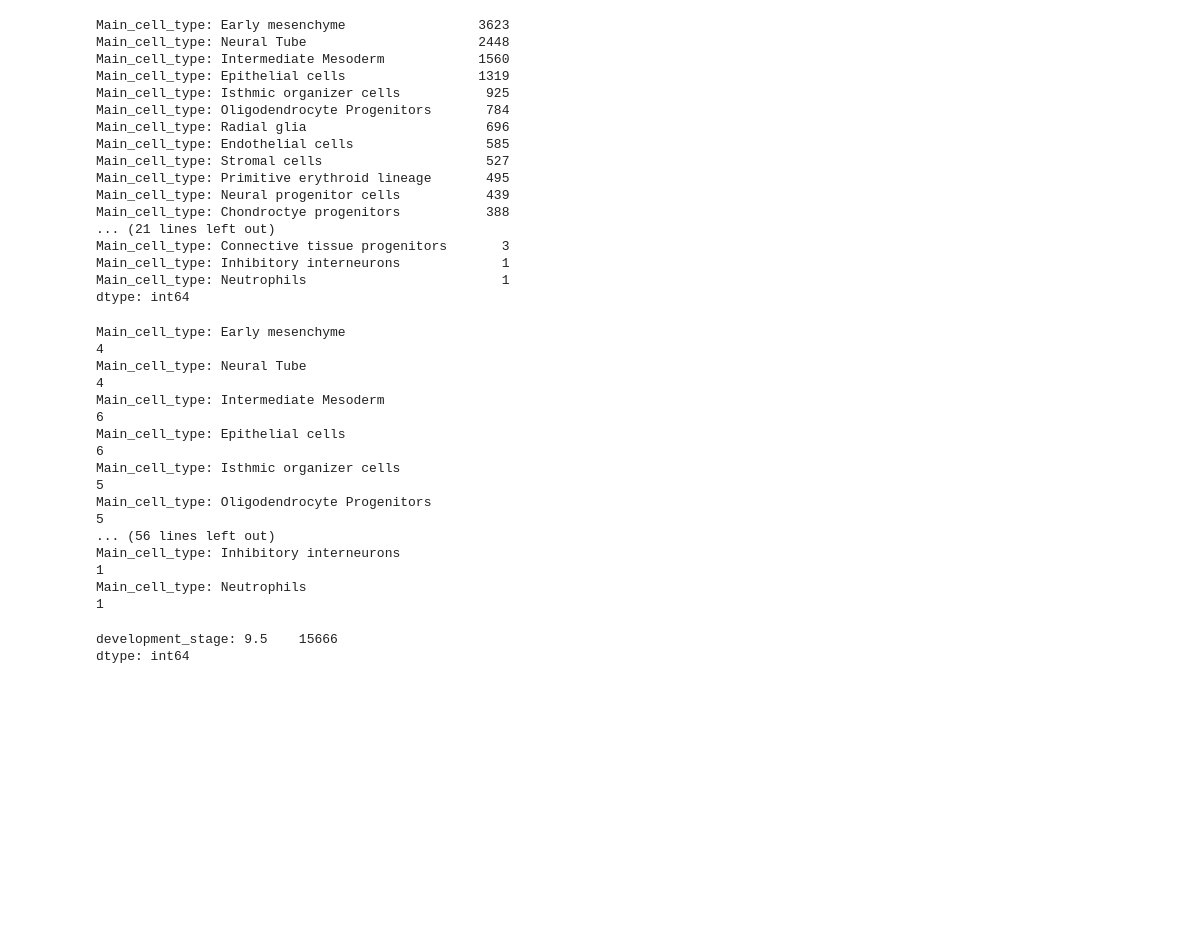
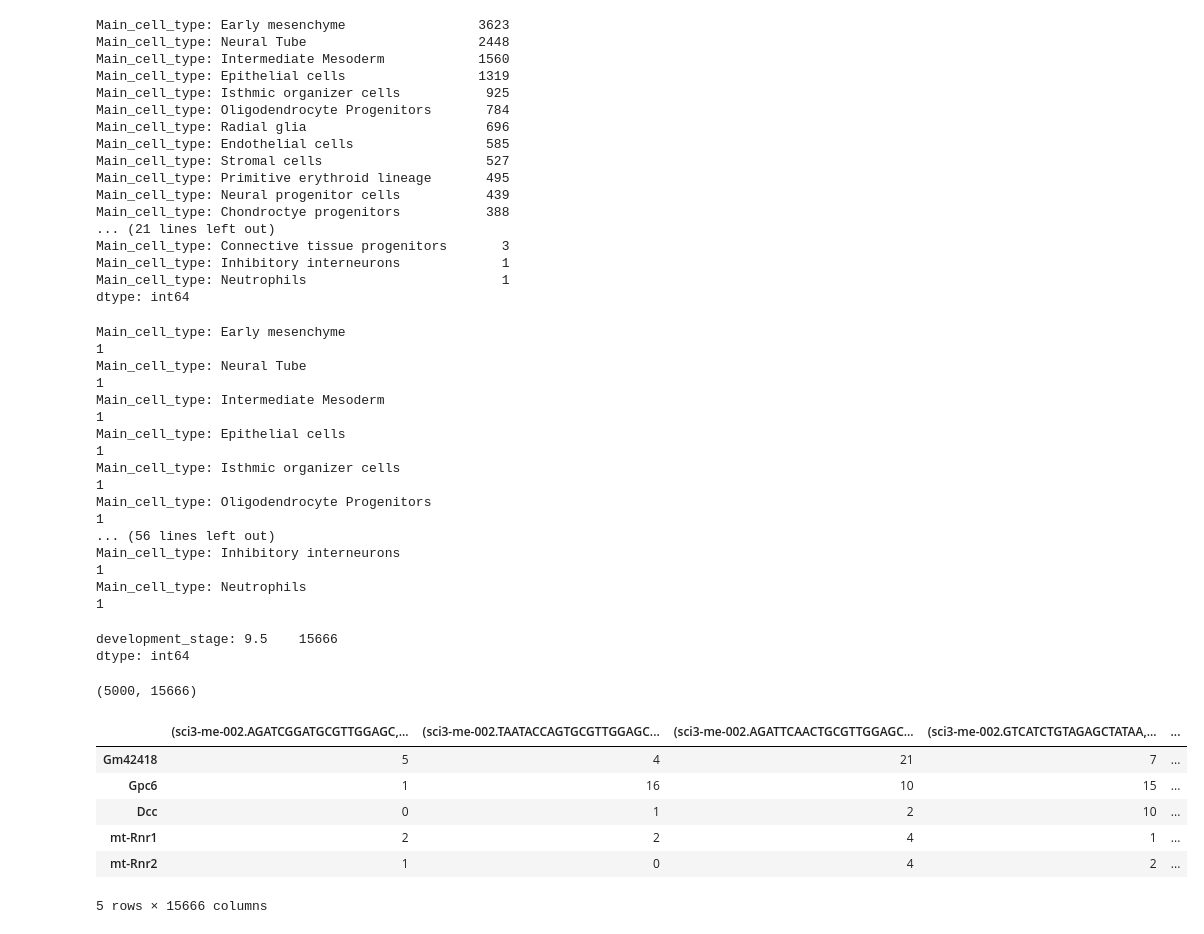
Before and after one commit to ismms-himc/clustergrammer2-notebooks, a Jupyter notebook: notebooks/5.1_Generate_Overview_of_Embryos.ipynb, the cells around one changed output. Drawn from its saved outputs; the diff is of its cells as text; code cells hidden in the pictures; blank space fills up the shorter version.

```diff
--- a/notebooks/5.1_Generate_Overview_of_Embryos.ipynb
+++ b/notebooks/5.1_Generate_Overview_of_Embryos.ipynb
@@ -139,21 +193,21 @@ dtype: int64
 # %%
 for inst_cell_type in cell_types:
     print(inst_cell_type)
-    ser_traj = pd.Series([x[2] for x in df_cat.columns.tolist() if x[1] == inst_cell_type])
+    ser_traj = pd.Series([x[3] for x in df_cat.columns.tolist() if x[1] == inst_cell_type])
     print(len(ser_traj.value_counts().index.tolist()))
 # %% [output]
 Main_cell_type: Early mesenchyme
-4
+1
 Main_cell_type: Neural Tube
-4
+1
 Main_cell_type: Intermediate Mesoderm
-6
+1
 Main_cell_type: Epithelial cells
-6
+1
 Main_cell_type: Isthmic organizer cells
-5
+1
 Main_cell_type: Oligodendrocyte Progenitors
-5
+1
 ... (56 lines left out)
 Main_cell_type: Inhibitory interneurons
 1
@@ -169,0 +222,14 @@ net.generate_signatures(df_cat, 'Main_cell_type')
+# %%
+df_cat.shape
+# %% [output]
+(5000, 15666)
+# %%
+df_cat.head()
+# %% [output]
+|  | (sci3-me-002.AGATCGGATGCGTTGGAGC,... | (sci3-me-002.TAATACCAGTGCGTTGGAGC... | (sci3-me-002.AGATTCAACTGCGTTGGAGC... | (sci3-me-002.GTCATCTGTAGAGCTATAA,... | ... |
+| Gm42418 | 5 | 4 | 21 | 7 | ... |
+| Gpc6 | 1 | 16 | 10 | 15 | ... |
+| Dcc | 0 | 1 | 2 | 10 | ... |
+| mt-Rnr1 | 2 | 2 | 4 | 1 | ... |
+| mt-Rnr2 | 1 | 0 | 4 | 2 | ... |
+5 rows × 15666 columns
```
Also changed, not shown: parts of 13 cells of this notebook.
